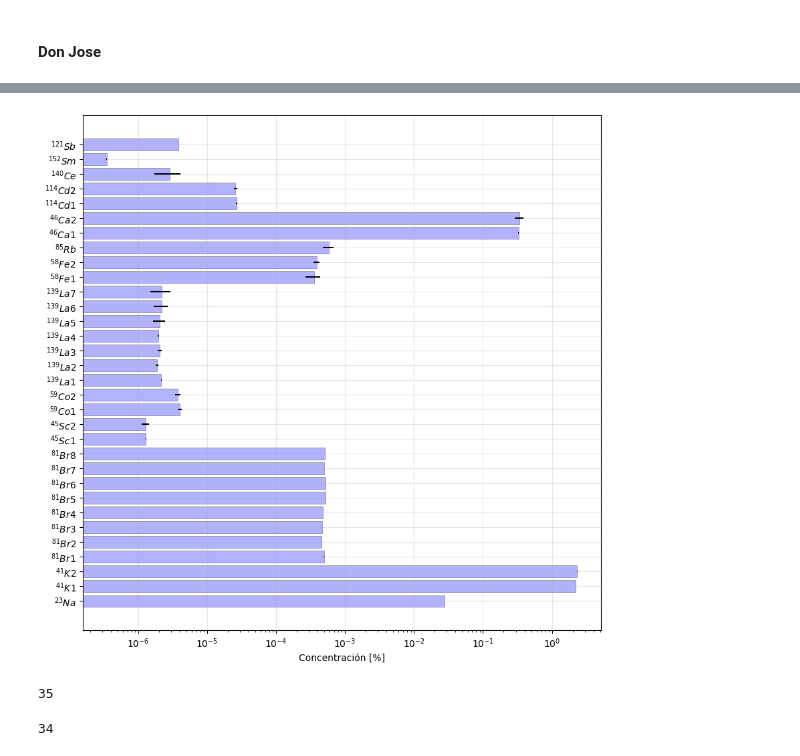
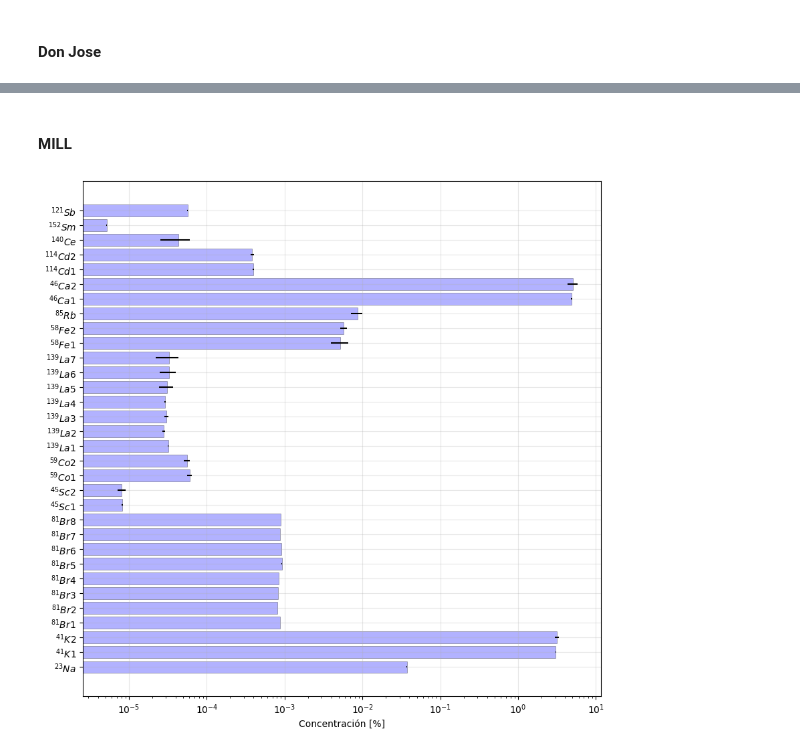
Before and after one commit to saisito/MedNuk_especial, a Jupyter notebook: process.ipynb, the cells around one changed output, grey strips where cells are left out. Cells and saved outputs as stored; diff of their text form; code cells hidden in the pictures.

```diff
--- a/process.ipynb
+++ b/process.ipynb
@@ -676,7 +648,7 @@ from scipy.optimize import curve_fit
 def Eficiencia(a,b,E):
     return a * E**b
 # %%
-E = np.array([46.5, 351.9, 295.2,559.1,609.3,1764.5,1120.294,1238.122,669.64,962.07,1412.07,1115.539,1332.492,1173.228,803.06])
+E = np.array([46.5, 351.9, 295.2,559.1,609.3,1764.5,1120.294,1238.122,669.64,962.07,1412.07,1332.492,1173.228,803.06])
 
 Eficiencia = np.array(Eficiencia(5.396783, -0.627719, E))
 # %%
@@ -722,6 +694,6 @@ No artists with labels found to put in legend.  Note that artists whose label st
 def Eficiencia(a,b,E):
     return a * E**b
 # %%
-E = np.array([46.5, 351.9, 295.2,559.1,609.3,1764.5,1120.294,669.64,962.07,1115.539,803.06])
+E = np.array([46.5, 351.9, 295.2,559.1,609.3,1764.5,1120.294,669.64,962.07,803.06])
 
 Eficiencia = np.array(Eficiencia(5.396783, -0.627719, E))
@@ -730,8 +706,8 @@ nombres = np.array([r"$^{210}Pb$", r"$^{214}Pb1$", r"$^{214}Pb2$", r"$^{76}As$",
 # %%
-cuentas = np.array([726,557,166,536,398,213,148,449,434,214,199])
-err_cuentas = np.array([187,126,142,89,92,34,57,81,65,60,69])
-lamb = np.array([9.89e-10, 9.89e-10, 9.89e-10, 4.269e-4, 7.338e-6, 7.338e-6,7.338e-6,5.861e-4, 5.861e-4, 3.2889e-8, 5.764e-8])
-yi = np.array([0.0425,0.3572,0.1847,0.407,0.4544,0.1529,0.149,0.083,0.065,0.5004,0.0000103])
+cuentas = np.array([726,557,166,536,398,213,148,449,434,199])
+err_cuentas = np.array([187,126,142,89,92,34,57,81,65,69])
+lamb = np.array([9.89e-10, 9.89e-10, 9.89e-10, 4.269e-4, 7.338e-6, 7.338e-6,7.338e-6,5.861e-4, 5.861e-4, 5.764e-8])
+yi = np.array([0.0425,0.3572,0.1847,0.407,0.4544,0.1529,0.149,0.083,0.065,0.0000103])
 t = 615665
 
 q1 = cuentas * lamb
@@ -765,3 +771,5 @@ No artists with labels found to put in legend.  Note that artists whose label st
+# %% [markdown]
+#### MILL
 # %%
 import pandas as pd
 import numpy as np
@@ -812,7 +803,7 @@ E = np.array([1368.85, 1524.71, 312.76, 776.42, 554.3, 619, 698.38, 1044.12, 131
 Ef = np.array(Eficiencia(E))
 # %%
 
-cuentas = np.array([14285576, 6616157, 660064, 5507086, 6300067, 3493356, 2034263, 1406003, 1114511, 1490103, 615883,
+cuentas = np.array([1285576, 616157, 60064, 5507086, 6300067, 3493356, 2034263, 1406003, 1114511, 1490103, 615883,
 75944, 94374, 10266, 10484, 53504, 70025, 22073, 51194, 5760, 5227, 4835, 1782, 1707, 1352, 101486, 9250, 52952, 18259, 10653, 418113, 233237])
 
 err_cuentas = np.array([10319, 925, 3604, 2760, 3377, 2567, 2213, 1680, 1297, 1848, 944, 1158, 11224, 690, 945, 481,
@@ -840,51 +831,43 @@ sigma = np.array([5.25E-25, 1.46E-24, 1.46E-24, 2.36E-24, 2.36E-24, 2.36E-24, 2.
                   9.21E-24, 9.21E-24, 9.21E-24, 1.32E-24, 1.32E-24, 4.94E-25, 7.40E-25, 7.40E-25,
                   3.30E-25, 3.30E-25, 5.10E-25, 2.06E-22, 5.77E-24])
 
-Ieff = np.array([3.12E-25, 9.80E-25, 9.80E-25, 4.60E-23, 4.60E-23, 4.60E-23, 4.60E-23, 4.60E-23, 4.60E-23,
-                 4.60E-23, 4.60E-23, 1.21E-23, 1.21E-23, 7.58E-23, 7.58E-23, 1.21E-23, 1.21E-23, 1.21E-23, 1.21E-23,
+Ieff = np.array([3.12E-25, 9.80E-25, 9.80E-25, 9.60E-22, 9.60E-22, 9.60E-22, 9.60E-22, 9.60E-22, 9.60E-22,
+                 9.60E-22, 9.60E-22, 1.21E-21, 1.21E-21, 7.58E-23, 7.58E-23, 1.21E-23, 1.21E-23, 1.21E-23, 1.21E-23,
                  1.21E-23, 1.21E-23, 1.21E-23, 1.50E-24, 1.50E-24, 6.83E-24, 9.60E-25, 9.60E-25,
                  1.22E-23, 1.22E-23, 5.50E-25, 2.98E-21, 2.05E-22])
 
 
 def concentracion(lamborg, sigma, efi, eta, PA, yi, cuentas, Ieff,):
-    m = 14.8069
+    m = 1
     Nav = 6.02e23
     phie = 4.850966e11
     phierr = 1.2e12
     phieerr = 7.7e10
     phit = 1.589582e13
     td = 436200
     ti = 21600
     tm = 86400
     q1 = lamborg*cuentas*PA*100
     q2 = (m*eta*Nav*yi*efi)*(sigma*phit + Ieff*phie) * \
         np.exp(-lamborg*td)*(1 - np.exp(-lamborg*tm))*(1-np.exp(-lamborg*ti))
     return q1/q2
 
 
 conc_donjose_larga = concentracion(lambdas, sigma, Ef, eta, PA, yi, cuentas, Ieff)
 
 rel_err = err_cuentas / cuentas
 err_conc_donjose_larga = conc_donjose_larga * rel_err
 
 plt.figure(figsize=(10, 10))
 
 # print(conc_donjose)
 plt.barh(nombres, conc_donjose_larga, xerr=err_conc_donjose_larga, linewidth=0.7, edgecolor="black",
          color='blue', alpha=0.3, label="Concentración ± error")
 
 # plt.legend()
 plt.grid(alpha=0.3)
 plt.xlabel("Concentración [%]")
 # plt.xlim(10e-5,10e-4)
 plt.xscale("log")
 # %% [output]
-[figure, old version]
+[figure, new version]
-# %%
-len(nombres)
-# %% [output]
-35
-# %%
-len(Ieff)
-# %% [output]
-34
```
Also changed, not shown: parts of 15 cells of this notebook, 1 other file.
